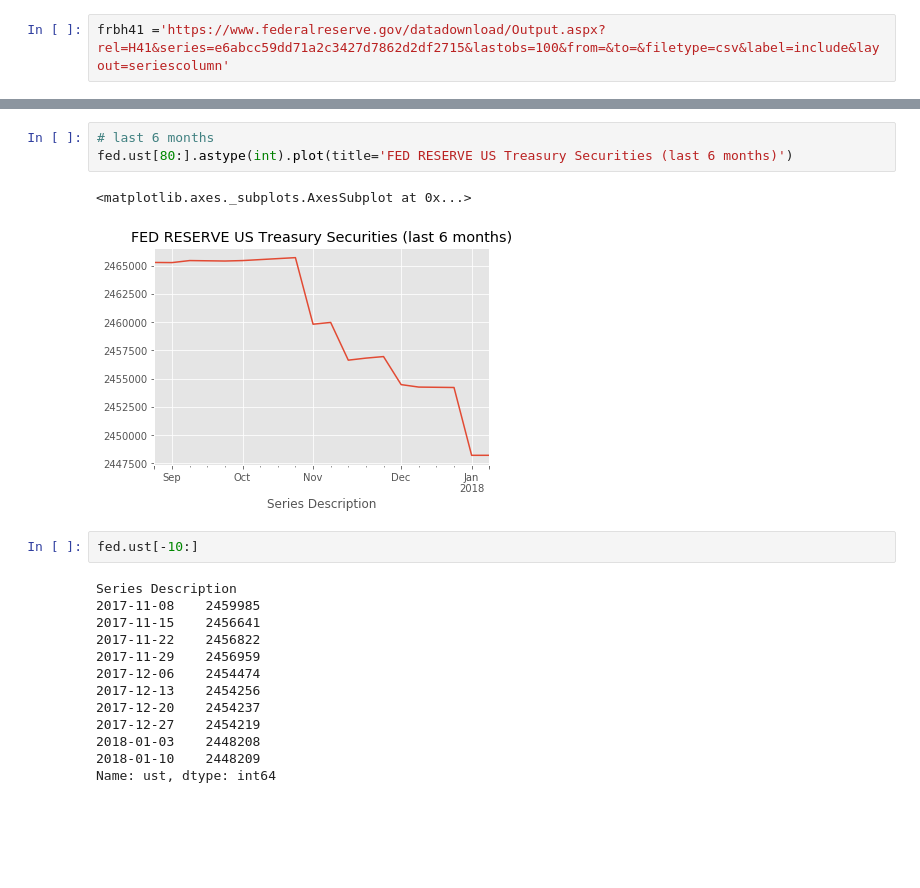
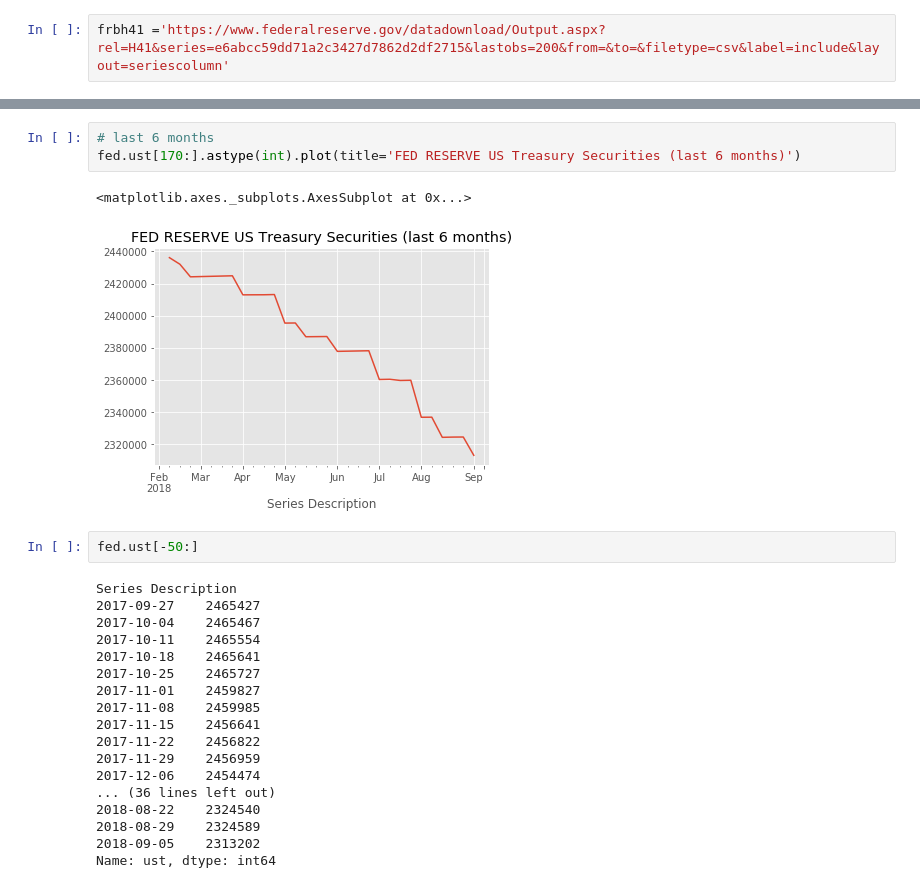
Before and after one commit to mike4802/thefed, a Jupyter notebook: thefed.ipynb, the cells around one changed output, grey strips where cells are left out. Drawn from its saved outputs; the diff is of its cells as text; blank space fills up the shorter version.

```diff
--- a/thefed.ipynb
+++ b/thefed.ipynb
@@ -10,7 +10,7 @@ import matplotlib.pyplot as plt
 pd.options.display.max_rows = 200
 matplotlib.style.use('ggplot')
 # %%
-frbh41 ='https://www.federalreserve.gov/datadownload/Output.aspx?rel=H41&series=e6abcc59dd71a2c3427d7862d2df2715&lastobs=100&from=&to=&filetype=csv&label=include&layout=seriescolumn'
+frbh41 ='https://www.federalreserve.gov/datadownload/Output.aspx?rel=H41&series=e6abcc59dd71a2c3427d7862d2df2715&lastobs=200&from=&to=&filetype=csv&label=include&layout=seriescolumn'
 # %%
 # CSV generated from URL stored in frbh41 above
 # Just re-run the whole notebook to get the latest data
@@ -31,21 +31,26 @@ $ 17.52 billion dollars has been dissolved.
 # %%
 # last 6 months
-fed.ust[80:].astype(int).plot(title='FED RESERVE US Treasury Securities (last 6 months)')
+fed.ust[170:].astype(int).plot(title='FED RESERVE US Treasury Securities (last 6 months)')
 # %% [output]
 <matplotlib.axes._subplots.AxesSubplot at 0x...>
-[figure, old version]
+[figure, new version]
 # %%
-fed.ust[-10:]
+fed.ust[-50:]
 # %% [output]
 Series Description
+2017-09-27    2465427
+2017-10-04    2465467
+2017-10-11    2465554
+2017-10-18    2465641
+2017-10-25    2465727
+2017-11-01    2459827
 2017-11-08    2459985
 2017-11-15    2456641
 2017-11-22    2456822
 2017-11-29    2456959
 2017-12-06    2454474
-2017-12-13    2454256
-2017-12-20    2454237
-2017-12-27    2454219
-2018-01-03    2448208
-2018-01-10    2448209
+... (36 lines left out)
+2018-08-22    2324540
+2018-08-29    2324589
+2018-09-05    2313202
 Name: ust, dtype: int64
```
Also changed, not shown: parts of 3 cells of this notebook.
